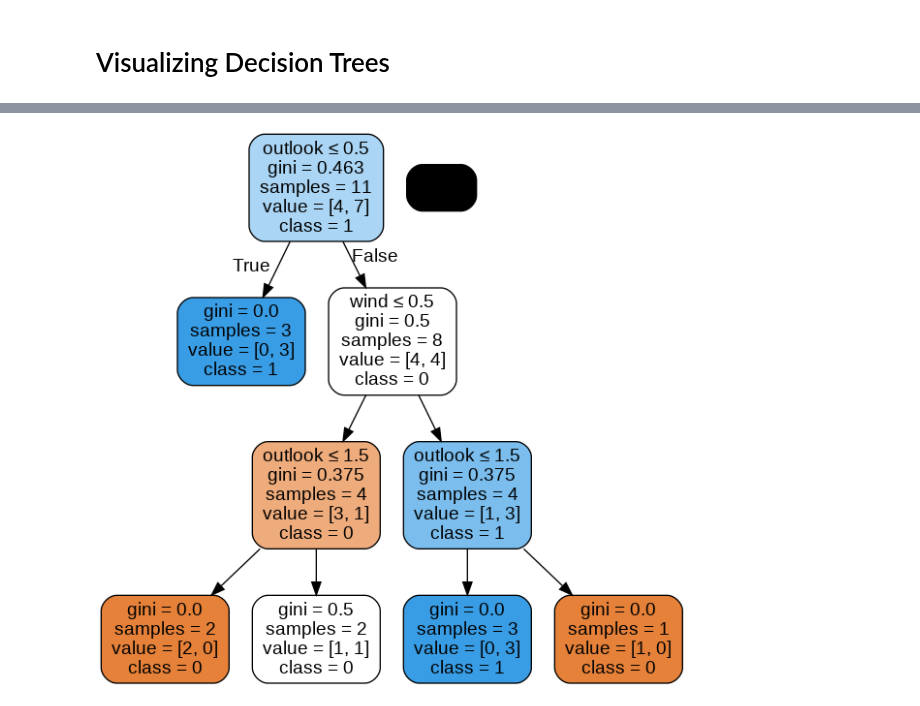
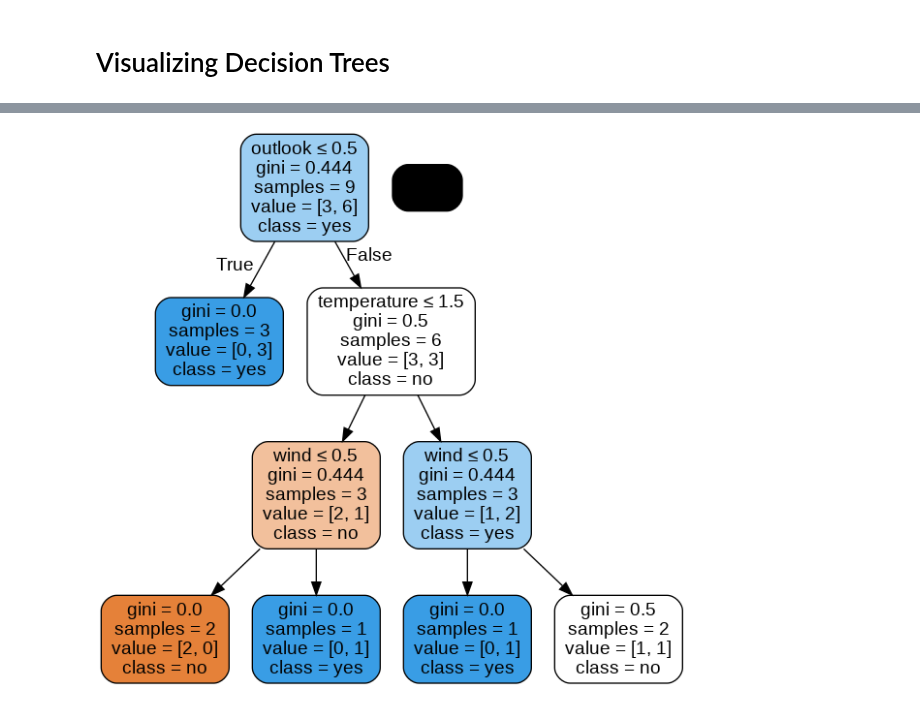
Before and after one commit to ekaratnida/Applied-machine-learning, a Jupyter notebook: Week10-desicion-tree/running.ipynb, the cells around one changed output, grey strips where cells are left out. Cells and saved outputs as stored; diff of their text form; code cells hidden in the pictures.

```diff
--- a/Week10-desicion-tree/running.ipynb
+++ b/Week10-desicion-tree/running.ipynb
@@ -96,7 +96,7 @@ y = df.Play_Tennis                                  #contains the label
 # %%
 #To divide our data into training and test sets:
 from sklearn.model_selection import train_test_split
-X_train, X_test, y_train, y_test = train_test_split(X, y, test_size=0.20, stratify=y,random_state=345)
+X_train, X_test, y_train, y_test = train_test_split(X, y, test_size=0.30, stratify=y,random_state=345)
 # %% [markdown]
 # Training and Making Predictions
 # %%
@@ -147,13 +173,13 @@ weighted avg       0.83      0.67      0.67         3
 # %%
 #!pip install pip install pydotplus
 from sklearn.tree import export_graphviz
 from six import StringIO
 from IPython.display import Image
 import pydotplus
 dot_data = StringIO()
-export_graphviz(classifier, out_file=dot_data, filled=True, rounded=True, special_characters=True,feature_names =value,class_names=['0','1'])
+export_graphviz(classifier, out_file=dot_data, filled=True, rounded=True, special_characters=True,feature_names =value,class_names=['no','yes'])
 graph = pydotplus.graph_from_dot_data(dot_data.getvalue())
 graph.write_png('playtennis.png')
 Image(graph.create_png())
 # %% [output]
-[figure, old version]
+[figure, new version]
```
Also changed, not shown: parts of 5 cells of this notebook.
